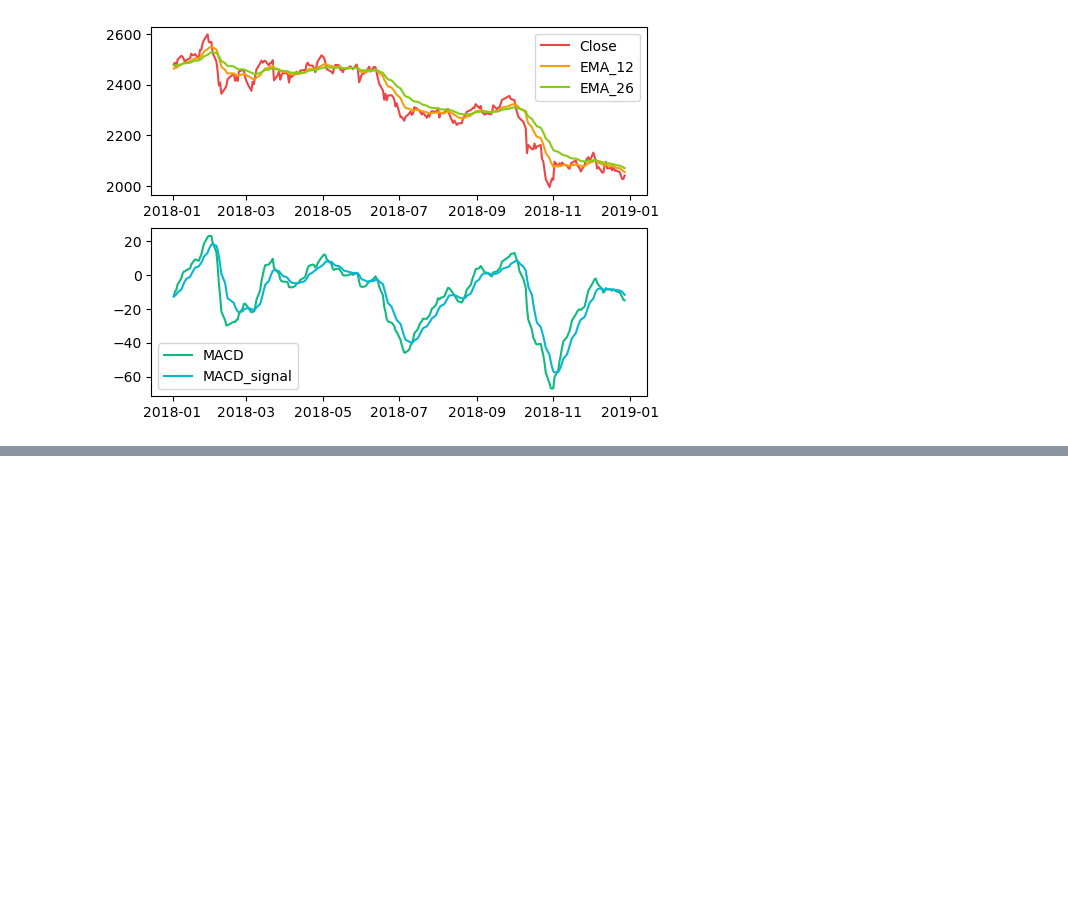
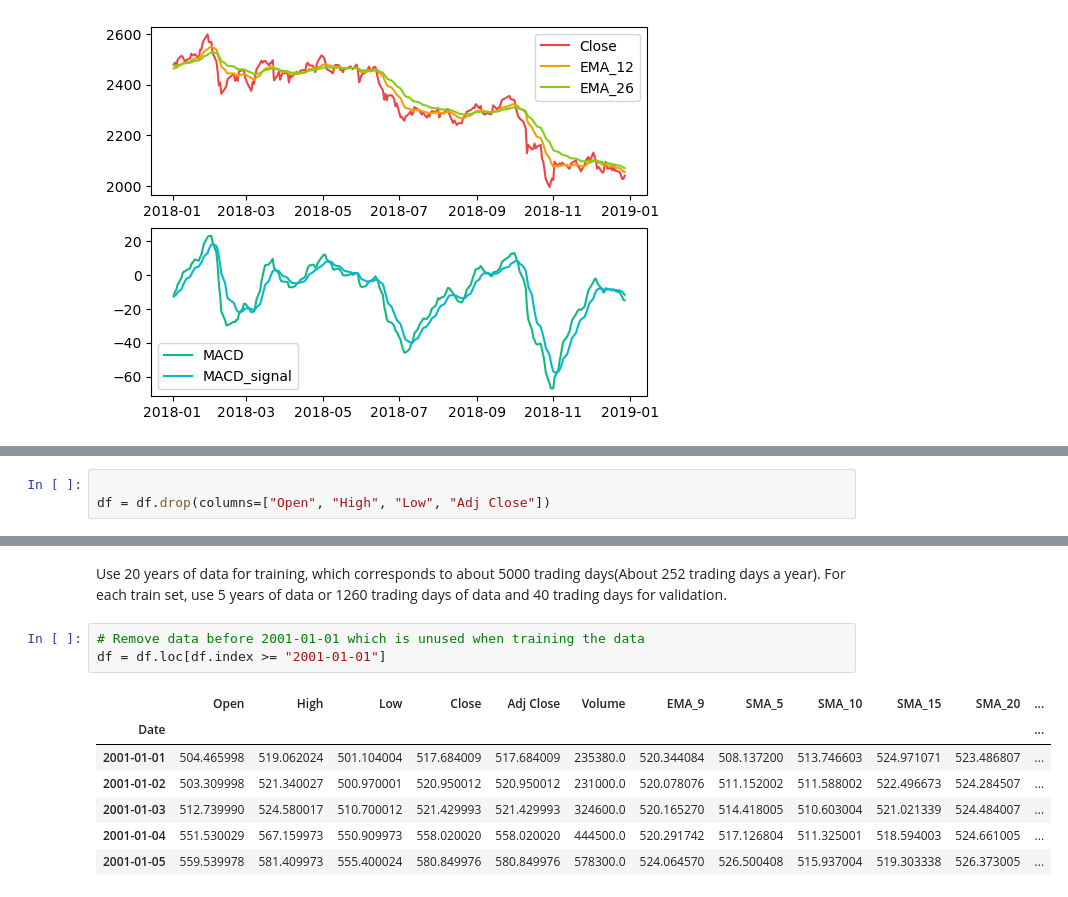
Before and after one commit to Thinline20/AI-Final, a Jupyter notebook: projects/lib/Preprocess.ipynb, the cells around one changed output, grey strips where cells are left out. Drawn from its saved outputs; the diff is of its cells as text; blank space fills up the shorter version.

```diff
--- a/projects/lib/Preprocess.ipynb
+++ b/projects/lib/Preprocess.ipynb
@@ -210,0 +175,3 @@ fig.set_size_inches(20, 10, forward=True)
+# %%
+
+df = df.drop(columns=["Open", "High", "Low", "Adj Close"])
@@ -210,0 +303,13 @@ fig.set_size_inches(20, 10, forward=True)
+# %% [markdown]
+Use 20 years of data for training, which corresponds to about 5000 trading days(About 252 trading days a year). For each train set, use 5 years of data or 1260 trading days of data and 40 trading days for validation.
+# %%
+# Remove data before 2001-01-01 which is unused when training the data
+df = df.loc[df.index >= "2001-01-01"]
+# %% [output]
+|  | Open | High | Low | Close | Adj Close | Volume | EMA_9 | SMA_5 | SMA_10 | SMA_15 | SMA_20 | ... |
+| Date |  |  |  |  |  |  |  |  |  |  |  | ... |
+| 2001-01-01 | 504.465998 | 519.062024 | 501.104004 | 517.684009 | 517.684009 | 235380.0 | 520.344084 | 508.137200 | 513.746603 | 524.971071 | 523.486807 | ... |
+| 2001-01-02 | 503.309998 | 521.340027 | 500.970001 | 520.950012 | 520.950012 | 231000.0 | 520.078076 | 511.152002 | 511.588002 | 522.496673 | 524.284507 | ... |
+| 2001-01-03 | 512.739990 | 524.580017 | 510.700012 | 521.429993 | 521.429993 | 324600.0 | 520.165270 | 514.418005 | 510.603004 | 521.021339 | 524.484007 | ... |
+| 2001-01-04 | 551.530029 | 567.159973 | 550.909973 | 558.020020 | 558.020020 | 444500.0 | 520.291742 | 517.126804 | 511.325001 | 518.594003 | 524.661005 | ... |
+| 2001-01-05 | 559.539978 | 581.409973 | 555.400024 | 580.849976 | 580.849976 | 578300.0 | 524.064570 | 526.500408 | 515.937004 | 519.303338 | 526.373005 | ... |
```
Also changed, not shown: parts of 19 cells of this notebook.
